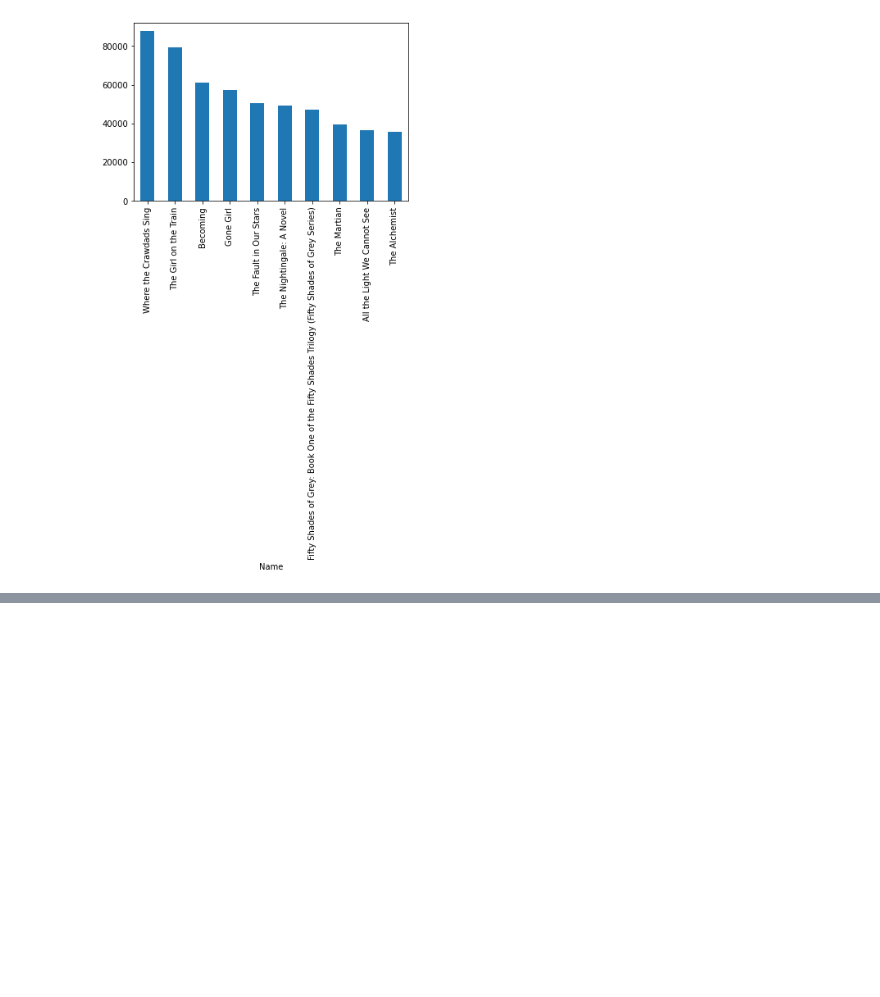
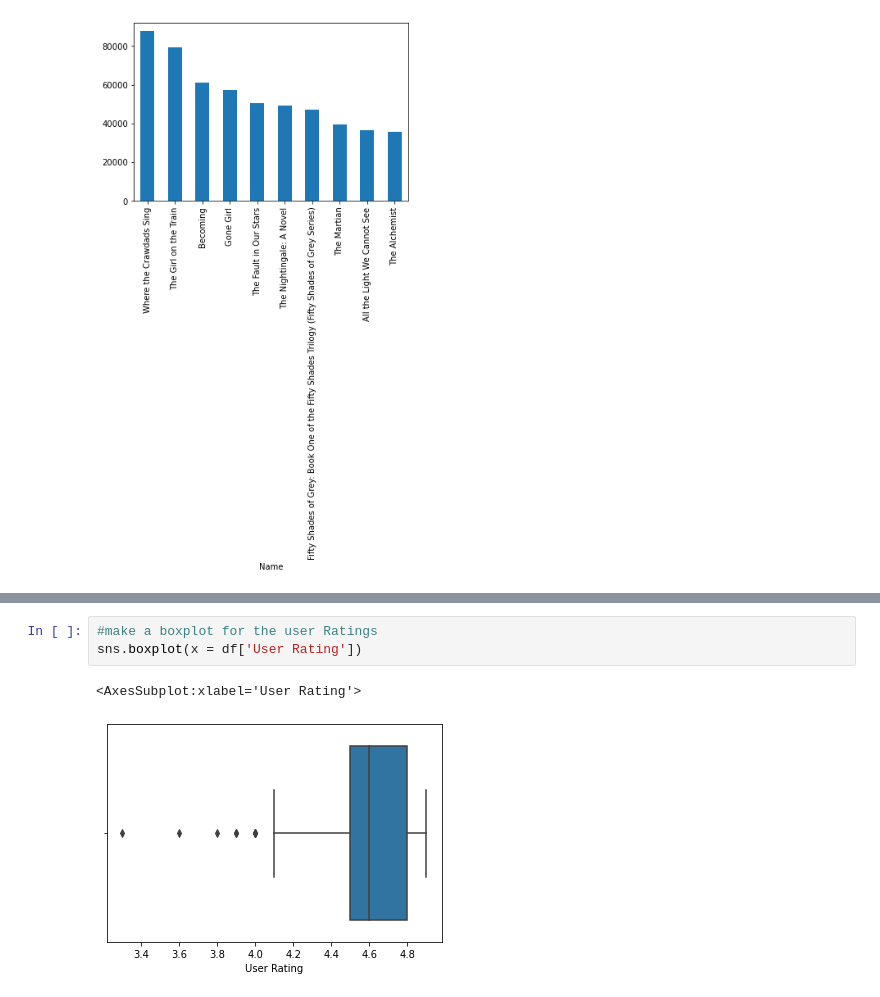
Before and after one commit to BrittaEnte/kaggle_projects, a Jupyter notebook: amazon bestseller/amazonbooks.ipynb, the cells around one changed output, grey strips where cells are left out. Cells and saved outputs as stored; diff of their text form; blank space fills up the shorter version.

```diff
--- a/amazon bestseller/amazonbooks.ipynb
+++ b/amazon bestseller/amazonbooks.ipynb
@@ -270,0 +343,6 @@ Name: Reviews, dtype: int64
+# %%
+#make a boxplot for the user Ratings
+sns.boxplot(x = df['User Rating'])
+# %% [output]
+<AxesSubplot:xlabel='User Rating'>
+[figure, added]
```
Also changed, not shown: parts of 12 cells of this notebook, 2 other files.
